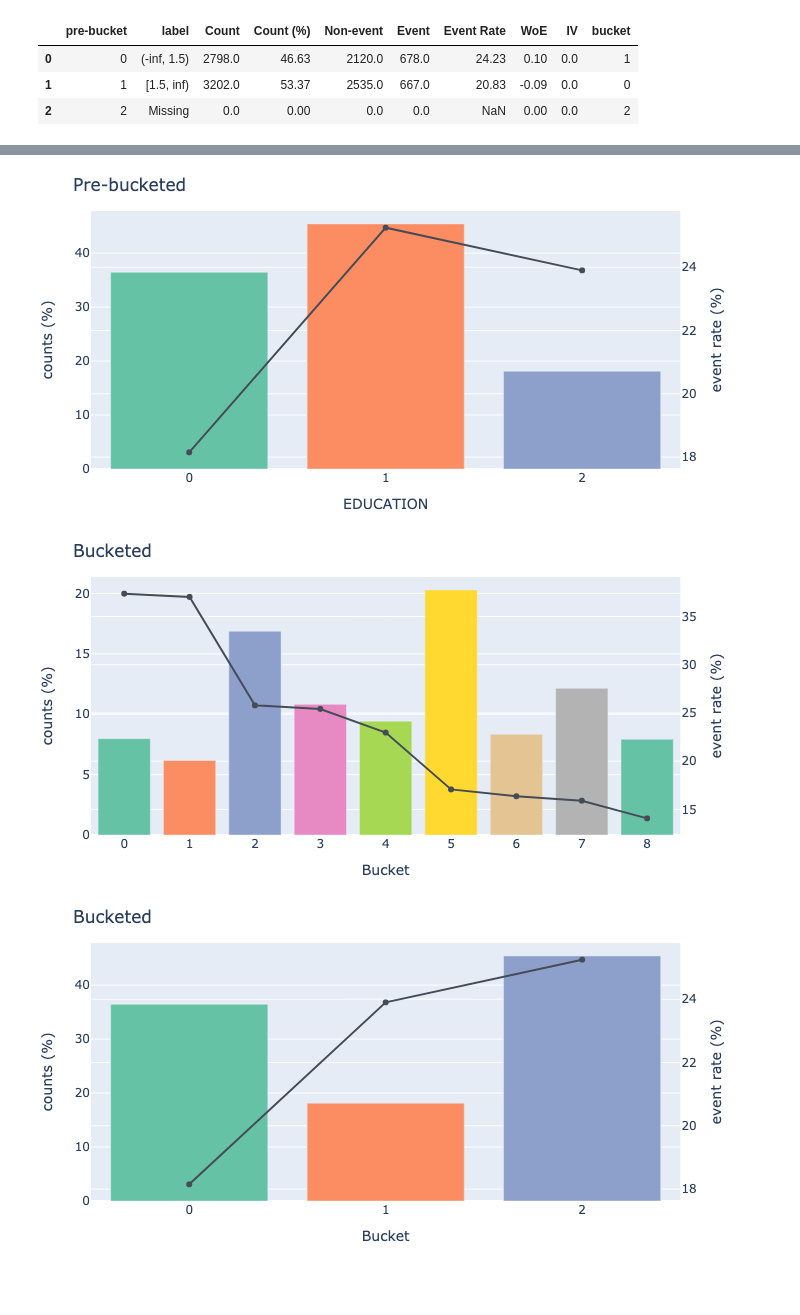
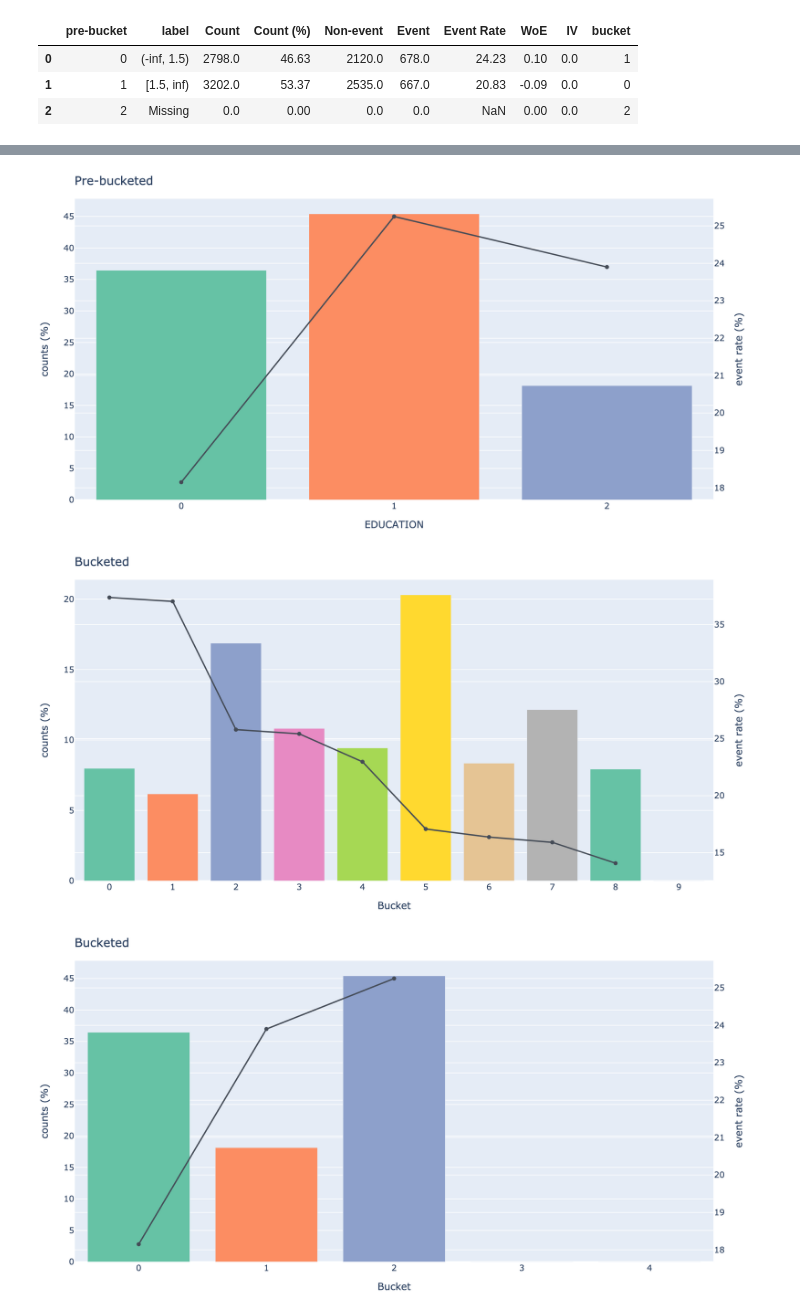
Before and after one commit to orchardbirds/skorecard-1, a Jupyter notebook: docs/tutorials/using-bucketing-process.ipynb, the cells around one changed output, grey strips where cells are left out. Saved outputs shown, nothing was run; the diff lists cells and outputs as text; code cells hidden in the pictures; blank space fills up the shorter version.

Commit message:
update bucketing process plots

```diff
--- a/docs/tutorials/using-bucketing-process.ipynb
+++ b/docs/tutorials/using-bucketing-process.ipynb
@@ -95,15 +98,15 @@ bucketing_process.plot_prebucket("LIMIT_BAL", format="png")
 # %%
-bucketing_process.plot_prebucket("EDUCATION", format="png")
+bucketing_process.plot_prebucket("EDUCATION", format="png", scale=2, width=1050, height=525)
 # %% [output]
-[figure, old version]
+[figure, new version]
 # %%
-bucketing_process.plot_bucket("LIMIT_BAL",format="png")
+bucketing_process.plot_bucket("LIMIT_BAL",format="png", scale=2, width=1050, height=525)
 # %% [output]
-[figure, old version]
+[figure, new version]
 # %%
-bucketing_process.plot_bucket("EDUCATION", format="png")
+bucketing_process.plot_bucket("EDUCATION", format="png", scale=2, width=1050, height=525)
 # %% [output]
-[figure, old version]
+[figure, new version]
 # %%
 # pipeline = make_pipeline(
 #     bucketing_process,
```
Also changed, not shown: parts of 3 cells of this notebook.
